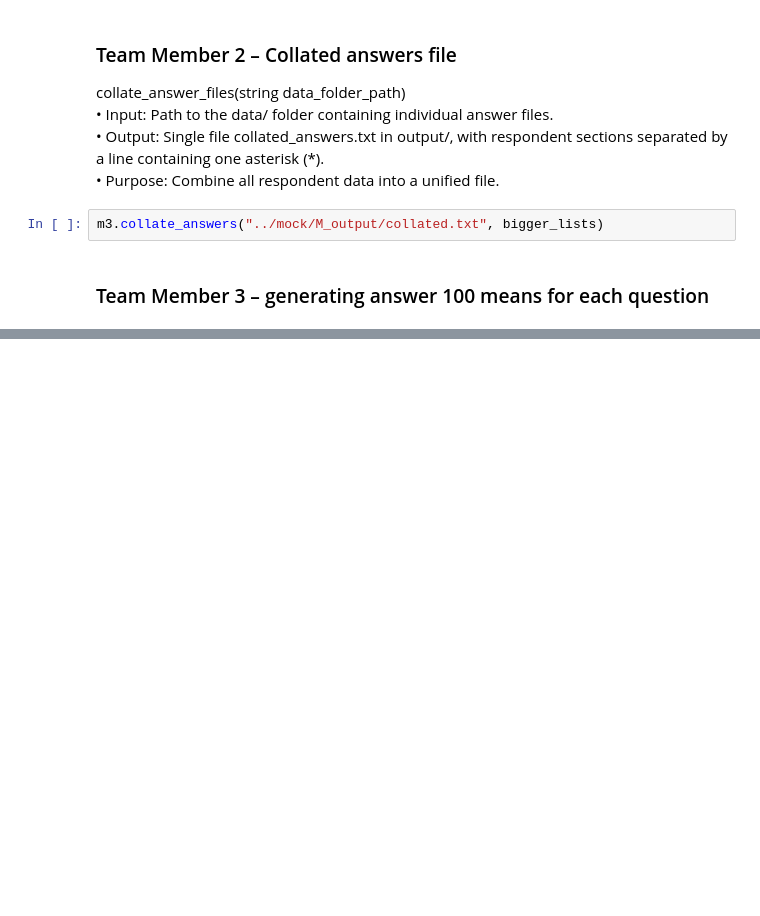
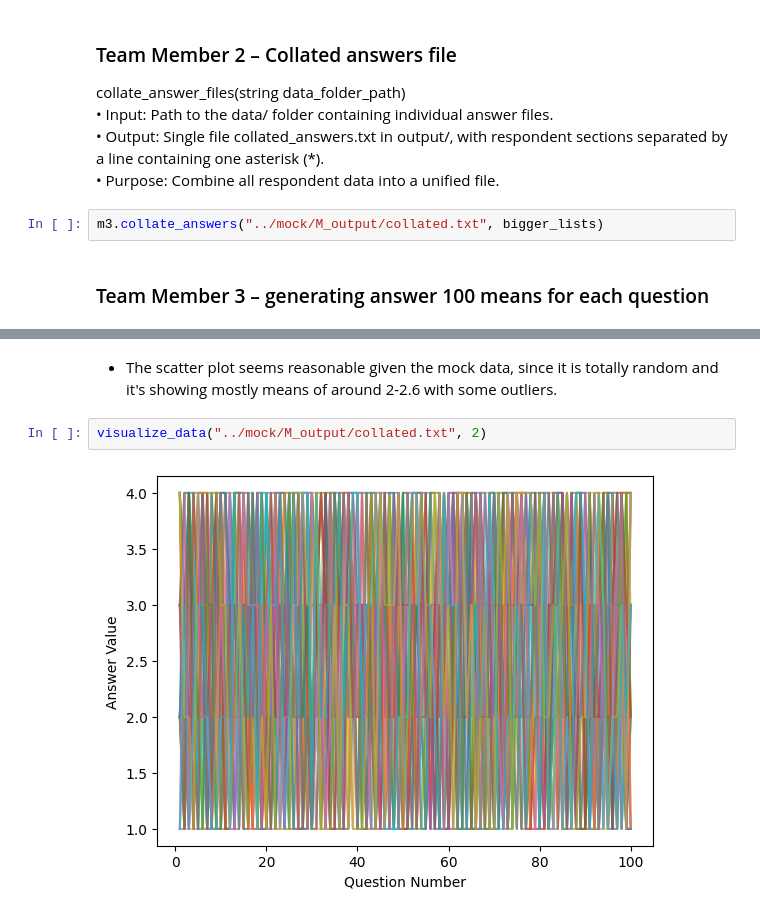
Before and after one commit to fxgf0030-uol/MATH1604_GP_G11, a Jupyter notebook: reviews/review_by_M3.ipynb, the cells around one changed output, grey strips where cells are left out. Drawn from its saved outputs; the diff is of its cells as text; blank space fills up the shorter version.

```diff
--- a/reviews/review_by_M3.ipynb
+++ b/reviews/review_by_M3.ipynb
@@ -77,0 +124,6 @@ print(generate_means_sequence("../mock/M_output/collated.txt"))
+# %% [markdown]
+* The scatter plot seems reasonable given the mock data, since it is totally random and it's showing mostly means of around 2-2.6 with some outliers.
+# %%
+visualize_data("../mock/M_output/collated.txt", 2)
+# %% [output]
+[figure, added]
```
Also changed, not shown: parts of 7 cells of this notebook, 1 other file.
